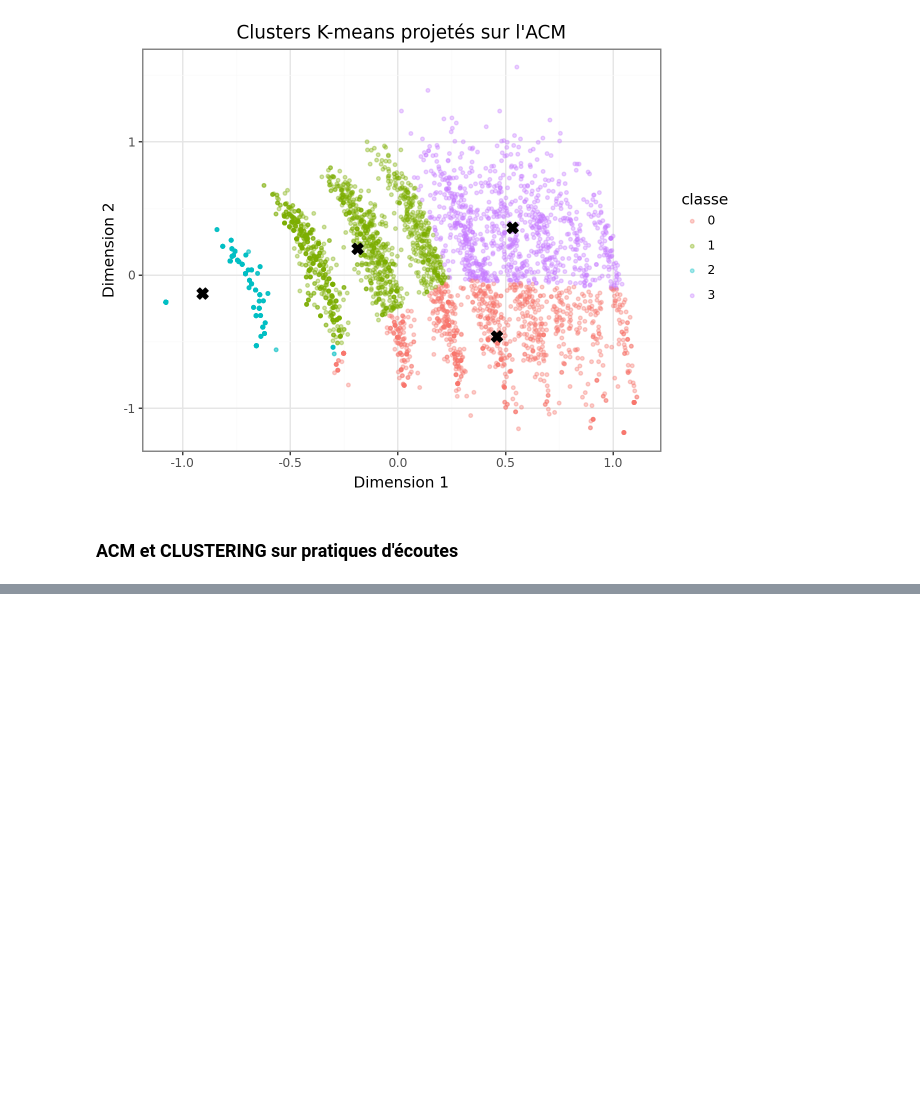
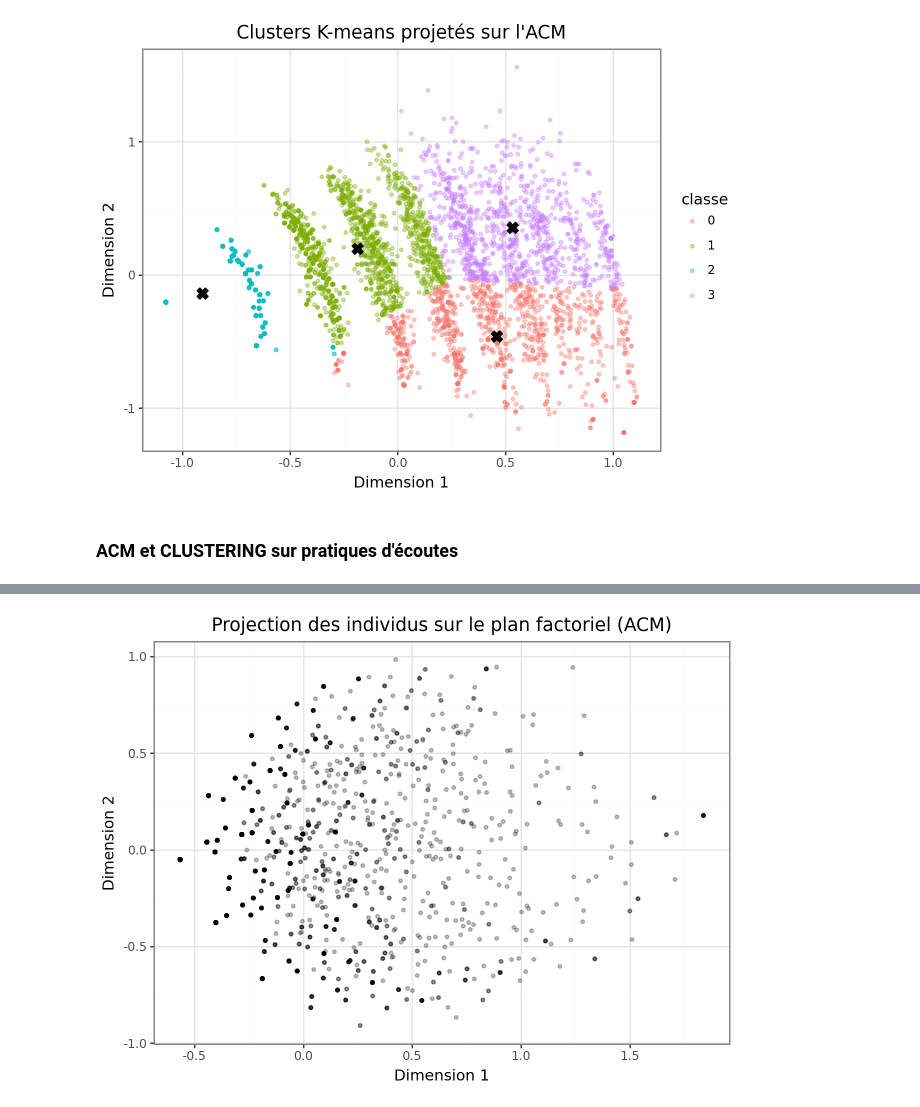
Before and after one commit to Roulinee/Projet_Python_pour_DS, a Jupyter notebook: main.ipynb, the cells around one changed output, grey strips where cells are left out. Saved outputs shown, nothing was run; the diff lists cells and outputs as text; code cells hidden in the pictures; blank space fills up the shorter version.

```diff
--- a/main.ipynb
+++ b/main.ipynb
@@ -646,0 +738,22 @@ mca_fit = mca.fit(df_barometre_recode[acm_vars])
+# %%
+# Coordonnées individuelles
+coords = mca_fit_musique.transform(df_musique_recode[acm_vars_musique])
+
+ind = coords.iloc[:, :2].copy()
+ind.columns = ["Dim1", "Dim2"]
+
+
+p_ind = (
+    ggplot(ind, aes(x="Dim1", y="Dim2")) +
+    geom_point(alpha=0.25, size=1) +
+    theme_bw() +
+    labs(
+        title="Projection des individus sur le plan factoriel (ACM)",
+        x="Dimension 1",
+        y="Dimension 2"
+    )
+)
+
+p_ind
+# %% [output]
+[figure, added]
```
Also changed, not shown: parts of 6 cells of this notebook.
